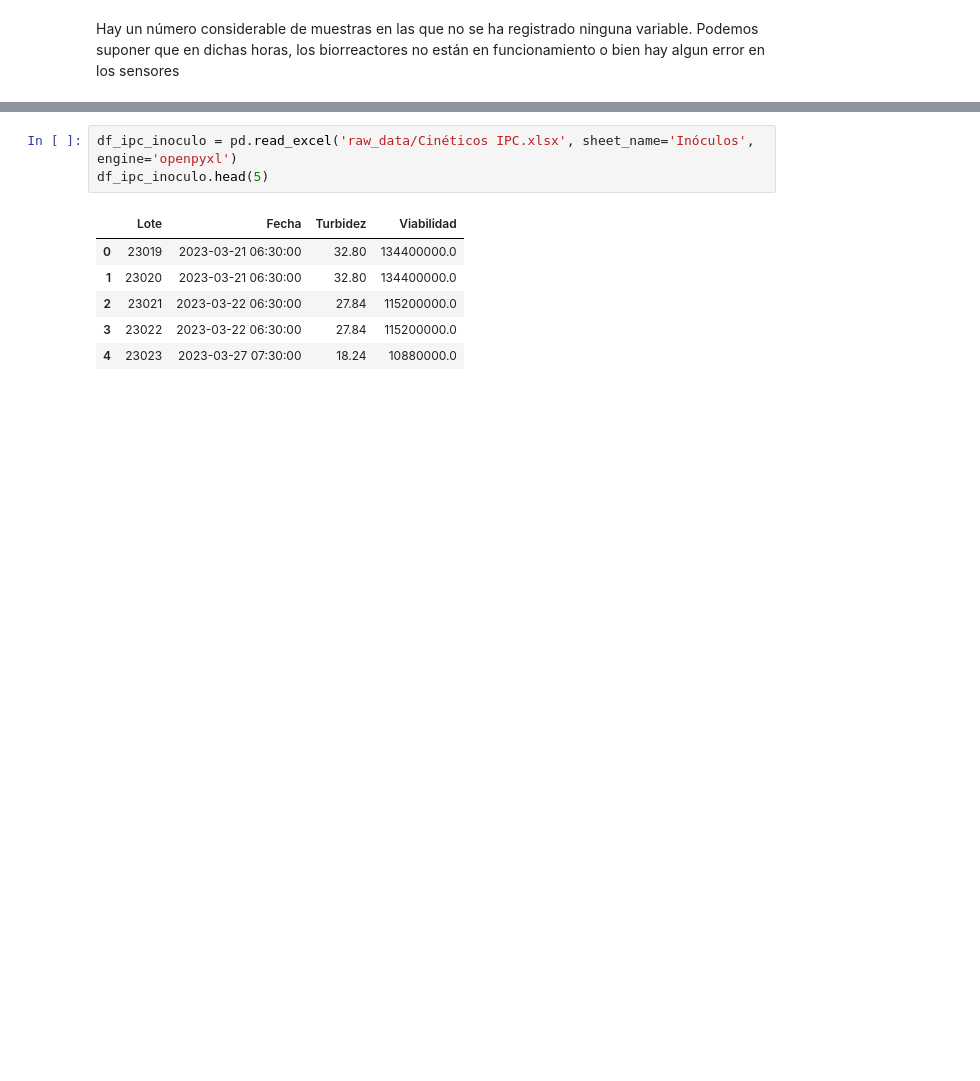
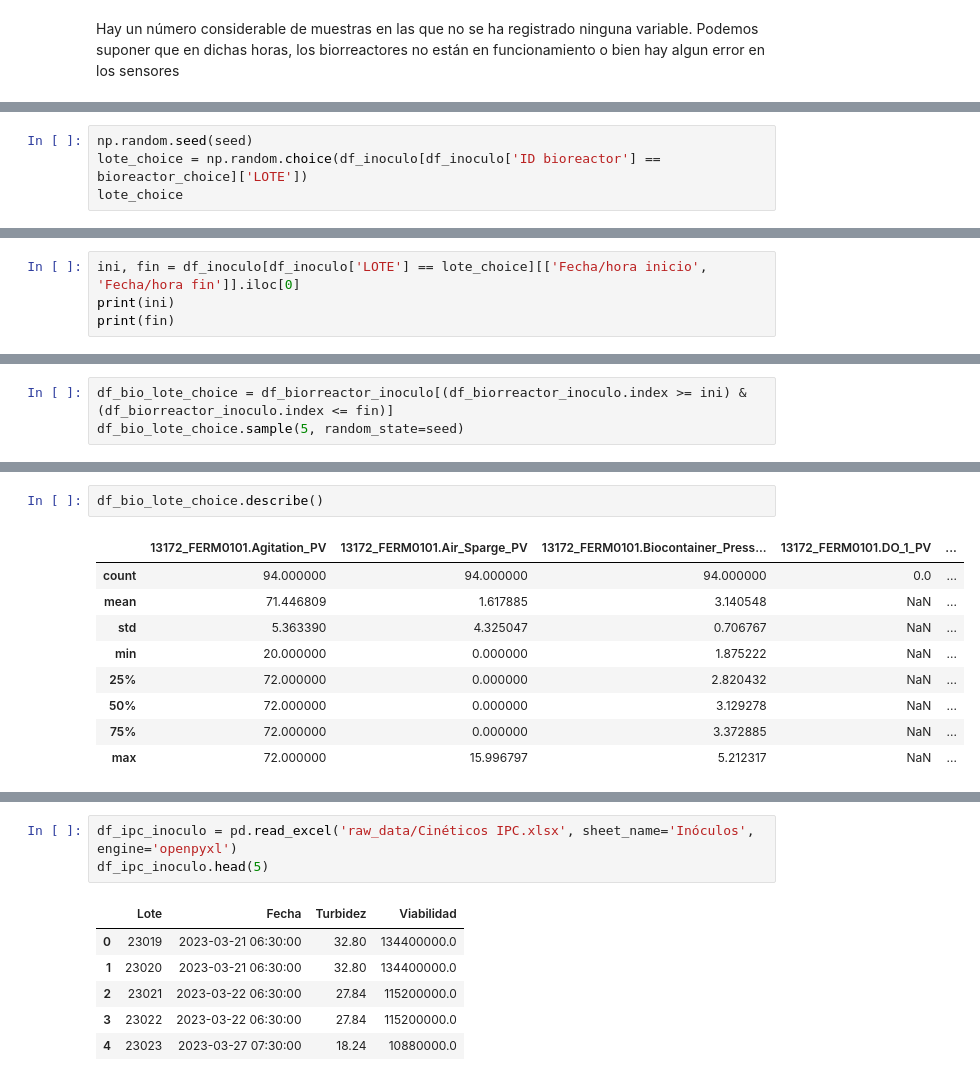
Before and after one commit to nikodyulger/datathon-los-forajidos, a Jupyter notebook: exploracion.ipynb, the cells around one changed output, grey strips where cells are left out. Saved outputs shown, nothing was run; the diff lists cells and outputs as text; blank space fills up the shorter version.

```diff
--- a/exploracion.ipynb
+++ b/exploracion.ipynb
@@ -713,0 +706,4 @@ Name: count, dtype: int64
+# %%
+np.random.seed(seed)
+lote_choice = np.random.choice(df_inoculo[df_inoculo['ID bioreactor'] == bioreactor_choice]['LOTE'])
+lote_choice
@@ -713,0 +712,4 @@ Name: count, dtype: int64
+# %%
+ini, fin = df_inoculo[df_inoculo['LOTE'] == lote_choice][['Fecha/hora inicio', 'Fecha/hora fin']].iloc[0]
+print(ini)
+print(fin)
@@ -713,0 +719,3 @@ Name: count, dtype: int64
+# %%
+df_bio_lote_choice = df_biorreactor_inoculo[(df_biorreactor_inoculo.index >= ini) & (df_biorreactor_inoculo.index <= fin)]
+df_bio_lote_choice.sample(5, random_state=seed)
@@ -713,0 +730,12 @@ Name: count, dtype: int64
+# %%
+df_bio_lote_choice.describe()
+# %% [output]
+|  | 13172_FERM0101.Agitation_PV | 13172_FERM0101.Air_Sparge_PV | 13172_FERM0101.Biocontainer_Press... | 13172_FERM0101.DO_1_PV | ... |
+| count | 94.000000 | 94.000000 | 94.000000 | 0.0 | ... |
+| mean | 71.446809 | 1.617885 | 3.140548 | NaN | ... |
+| std | 5.363390 | 4.325047 | 0.706767 | NaN | ... |
+| min | 20.000000 | 0.000000 | 1.875222 | NaN | ... |
+| 25% | 72.000000 | 0.000000 | 2.820432 | NaN | ... |
+| 50% | 72.000000 | 0.000000 | 3.129278 | NaN | ... |
+| 75% | 72.000000 | 0.000000 | 3.372885 | NaN | ... |
+| max | 72.000000 | 15.996797 | 5.212317 | NaN | ... |
```
Also changed, not shown: parts of 23 cells of this notebook, 1 other file.
